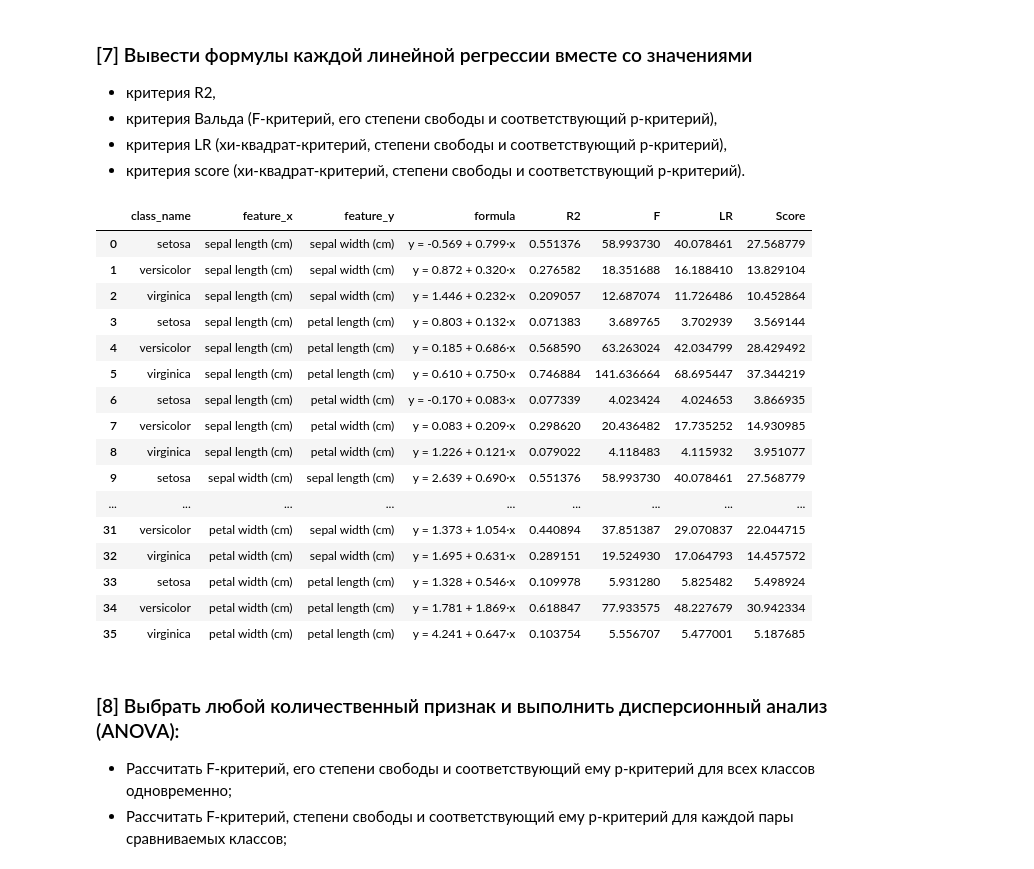
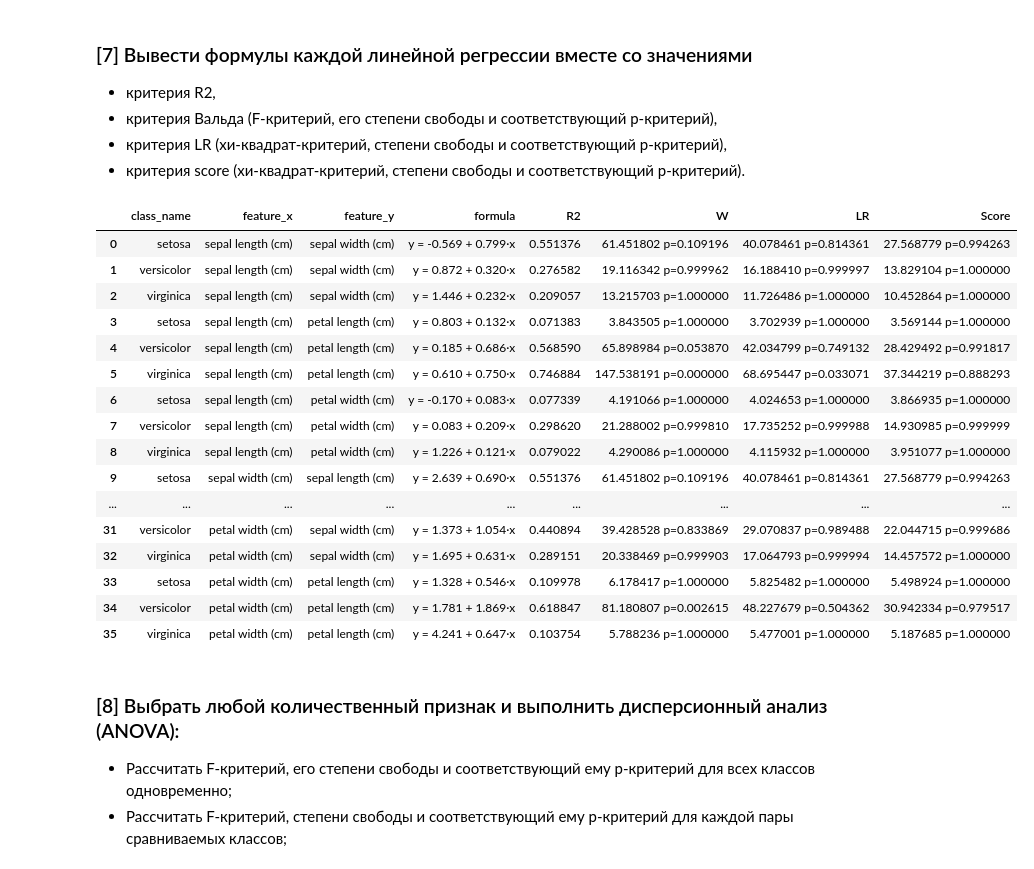
Before and after one commit to buklinfur/SDT-in-practice, a Jupyter notebook: lab1/linreg_anova_iris.ipynb, the cells around one changed output. Cells and saved outputs as stored; diff of their text form; code cells hidden in the pictures.

```diff
--- a/lab1/linreg_anova_iris.ipynb
+++ b/lab1/linreg_anova_iris.ipynb
@@ -330,85 +330,73 @@ plt.show()
 # %%
 def regression_diagnostics(x, y, linreg):
     n = len(y)
-    k = x.shape[1]
 
-    # предсказания и метрики
-    y_pred = linreg.predict(x)
     r2 = linreg.score(x, y)
 
-    # --- Wald (F-тест)
-    F = (r2 / k) / ((1 - r2) / (n - k - 1))
-    p_val_F = 1 - stats.f.cdf(F, k, n - k - 1)
+    # --- Wald (W-тест)
+    W = n * r2 / (1 - r2)
+    p_val_W = stats.chi2.sf(W, n - 1)
 
     # --- LR
-    def loglik(y, y_pred):
-        ssr = np.sum((y - y_pred) ** 2)
-        sigma2 = ssr / n
-        return -0.5 * n * (np.log(2*np.pi*sigma2) + 1)
-    ll_full = loglik(y, y_pred)
-    ll_restricted = loglik(y, np.full_like(y, y.mean()))
-    LR = -2 * (ll_restricted - ll_full)
-    p_val_LR = 1 - stats.chi2.cdf(LR, k)
+    LR = -n * np.log(1 - r2)
+    p_val_LR = stats.chi2.sf(LR, n - 1)
 
     # --- Score
-    resid0 = y - y.mean()
-    aux = LinearRegression().fit(x, resid0)
-    r2_aux = aux.score(x, resid0)
-    LM = n * r2_aux
-    p_val_score = 1 - stats.chi2.cdf(LM, k)
+    score = n * r2
+    p_val_score = stats.chi2.sf(score, n - 1)
 
     return {
         "formula": f"y = {linreg.intercept_[0]:.3f} + {linreg.coef_[0][0]:.3f}·x",
         "R2": r2,
-        "F": (F, k, n-k-1, p_val_F),
-        "LR": (LR, k, p_val_LR),
-        "Score": (LM, k, p_val_score),
+        "W": (W, p_val_W),
+        "LR": (LR, p_val_LR),
+        "Score": (score, p_val_score),
     }
 # %%
 results_compact = []
 
 for i, feature_name in enumerate(iris.feature_names):
     for j, next_feature_name in enumerate(iris.feature_names):
         if i != j:
             for class_name in iris.target_names:
                 objs_sorted_by_feature = objects_by_class[class_name].sort_values(feature_name)
                 x = objs_sorted_by_feature[feature_name].to_numpy().reshape((-1, 1))
                 y = objs_sorted_by_feature[next_feature_name].to_numpy().reshape((-1, 1))
 
                 linreg = LinearRegression().fit(x, y)
                 diag = regression_diagnostics(x, y, linreg)
 
                 results_compact.append({
                     "class_name": class_name,
                     "feature_x": feature_name,
                     "feature_y": next_feature_name,
                     "formula": diag["formula"],
                     "R2": diag["R2"],
-                    "F": diag["F"][0],
-                    "LR": diag["LR"][0],
-                    "Score": diag["Score"][0]
+                    "W": f'{diag["W"][0]:3f} p={diag["W"][1]:3f}',
+                    "LR": f'{diag["LR"][0]:3f} p={diag["LR"][1]:3f}',
+                    "Score": f'{diag["Score"][0]:3f} p={diag["Score"][1]:3f}'
                 })
 
 df_results = pd.DataFrame(results_compact)
 display(df_results)
 # %% [output]
-|  | class_name | feature_x | feature_y | formula | R2 | F | LR | Score |
-| 0 | setosa | sepal length (cm) | sepal width (cm) | y = -0.569 + 0.799·x | 0.551376 | 58.993730 | 40.078461 | 27.568779 |
-| 1 | versicolor | sepal length (cm) | sepal width (cm) | y = 0.872 + 0.320·x | 0.276582 | 18.351688 | 16.188410 | 13.829104 |
-| 2 | virginica | sepal length (cm) | sepal width (cm) | y = 1.446 + 0.232·x | 0.209057 | 12.687074 | 11.726486 | 10.452864 |
-| 3 | setosa | sepal length (cm) | petal length (cm) | y = 0.803 + 0.132·x | 0.071383 | 3.689765 | 3.702939 | 3.569144 |
-| 4 | versicolor | sepal length (cm) | petal length (cm) | y = 0.185 + 0.686·x | 0.568590 | 63.263024 | 42.034799 | 28.429492 |
-| 5 | virginica | sepal length (cm) | petal length (cm) | y = 0.610 + 0.750·x | 0.746884 | 141.636664 | 68.695447 | 37.344219 |
-| 6 | setosa | sepal length (cm) | petal width (cm) | y = -0.170 + 0.083·x | 0.077339 | 4.023424 | 4.024653 | 3.866935 |
-| 7 | versicolor | sepal length (cm) | petal width (cm) | y = 0.083 + 0.209·x | 0.298620 | 20.436482 | 17.735252 | 14.930985 |
-| 8 | virginica | sepal length (cm) | petal width (cm) | y = 1.226 + 0.121·x | 0.079022 | 4.118483 | 4.115932 | 3.951077 |
-| 9 | setosa | sepal width (cm) | sepal length (cm) | y = 2.639 + 0.690·x | 0.551376 | 58.993730 | 40.078461 | 27.568779 |
+|  | class_name | feature_x | feature_y | formula | R2 | W | LR | Score |
+| 0 | setosa | sepal length (cm) | sepal width (cm) | y = -0.569 + 0.799·x | 0.551376 | 61.451802 p=0.109196 | 40.078461 p=0.814361 | 27.568779 p=0.994263 |
+| 1 | versicolor | sepal length (cm) | sepal width (cm) | y = 0.872 + 0.320·x | 0.276582 | 19.116342 p=0.999962 | 16.188410 p=0.999997 | 13.829104 p=1.000000 |
+| 2 | virginica | sepal length (cm) | sepal width (cm) | y = 1.446 + 0.232·x | 0.209057 | 13.215703 p=1.000000 | 11.726486 p=1.000000 | 10.452864 p=1.000000 |
+| 3 | setosa | sepal length (cm) | petal length (cm) | y = 0.803 + 0.132·x | 0.071383 | 3.843505 p=1.000000 | 3.702939 p=1.000000 | 3.569144 p=1.000000 |
+| 4 | versicolor | sepal length (cm) | petal length (cm) | y = 0.185 + 0.686·x | 0.568590 | 65.898984 p=0.053870 | 42.034799 p=0.749132 | 28.429492 p=0.991817 |
+| 5 | virginica | sepal length (cm) | petal length (cm) | y = 0.610 + 0.750·x | 0.746884 | 147.538191 p=0.000000 | 68.695447 p=0.033071 | 37.344219 p=0.888293 |
+| 6 | setosa | sepal length (cm) | petal width (cm) | y = -0.170 + 0.083·x | 0.077339 | 4.191066 p=1.000000 | 4.024653 p=1.000000 | 3.866935 p=1.000000 |
+| 7 | versicolor | sepal length (cm) | petal width (cm) | y = 0.083 + 0.209·x | 0.298620 | 21.288002 p=0.999810 | 17.735252 p=0.999988 | 14.930985 p=0.999999 |
+| 8 | virginica | sepal length (cm) | petal width (cm) | y = 1.226 + 0.121·x | 0.079022 | 4.290086 p=1.000000 | 4.115932 p=1.000000 | 3.951077 p=1.000000 |
+| 9 | setosa | sepal width (cm) | sepal length (cm) | y = 2.639 + 0.690·x | 0.551376 | 61.451802 p=0.109196 | 40.078461 p=0.814361 | 27.568779 p=0.994263 |
 | ... | ... | ... | ... | ... | ... | ... | ... | ... |
-| 31 | versicolor | petal width (cm) | sepal width (cm) | y = 1.373 + 1.054·x | 0.440894 | 37.851387 | 29.070837 | 22.044715 |
-| 32 | virginica | petal width (cm) | sepal width (cm) | y = 1.695 + 0.631·x | 0.289151 | 19.524930 | 17.064793 | 14.457572 |
-| 33 | setosa | petal width (cm) | petal length (cm) | y = 1.328 + 0.546·x | 0.109978 | 5.931280 | 5.825482 | 5.498924 |
-| 34 | versicolor | petal width (cm) | petal length (cm) | y = 1.781 + 1.869·x | 0.618847 | 77.933575 | 48.227679 | 30.942334 |
-| 35 | virginica | petal width (cm) | petal length (cm) | y = 4.241 + 0.647·x | 0.103754 | 5.556707 | 5.477001 | 5.187685 |
+| 31 | versicolor | petal width (cm) | sepal width (cm) | y = 1.373 + 1.054·x | 0.440894 | 39.428528 p=0.833869 | 29.070837 p=0.989488 | 22.044715 p=0.999686 |
+| 32 | virginica | petal width (cm) | sepal width (cm) | y = 1.695 + 0.631·x | 0.289151 | 20.338469 p=0.999903 | 17.064793 p=0.999994 | 14.457572 p=1.000000 |
+| 33 | setosa | petal width (cm) | petal length (cm) | y = 1.328 + 0.546·x | 0.109978 | 6.178417 p=1.000000 | 5.825482 p=1.000000 | 5.498924 p=1.000000 |
+| 34 | versicolor | petal width (cm) | petal length (cm) | y = 1.781 + 1.869·x | 0.618847 | 81.180807 p=0.002615 | 48.227679 p=0.504362 | 30.942334 p=0.979517 |
+| 35 | virginica | petal width (cm) | petal length (cm) | y = 4.241 + 0.647·x | 0.103754 | 5.788236 p=1.000000 | 5.477001 p=1.000000 | 5.187685 p=1.000000 |
 # %% [markdown]
 ### [8] Выбрать любой количественный признак и выполнить дисперсионный анализ (ANOVA):
 - Рассчитать F-критерий, его степени свободы и соответствующий ему p-критерий для всех классов одновременно;
```
Also changed, not shown: parts of 1 cell of this notebook.
